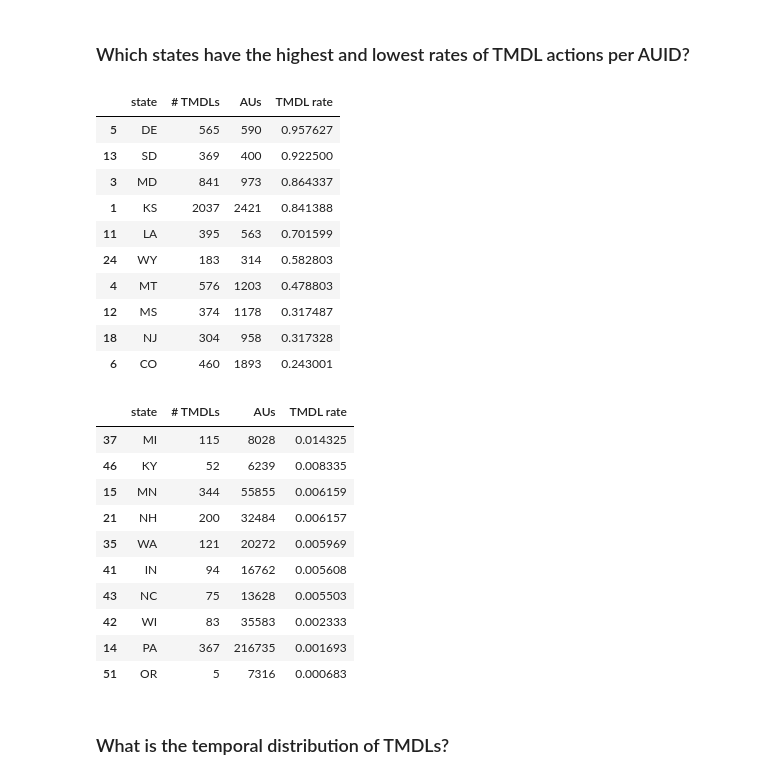
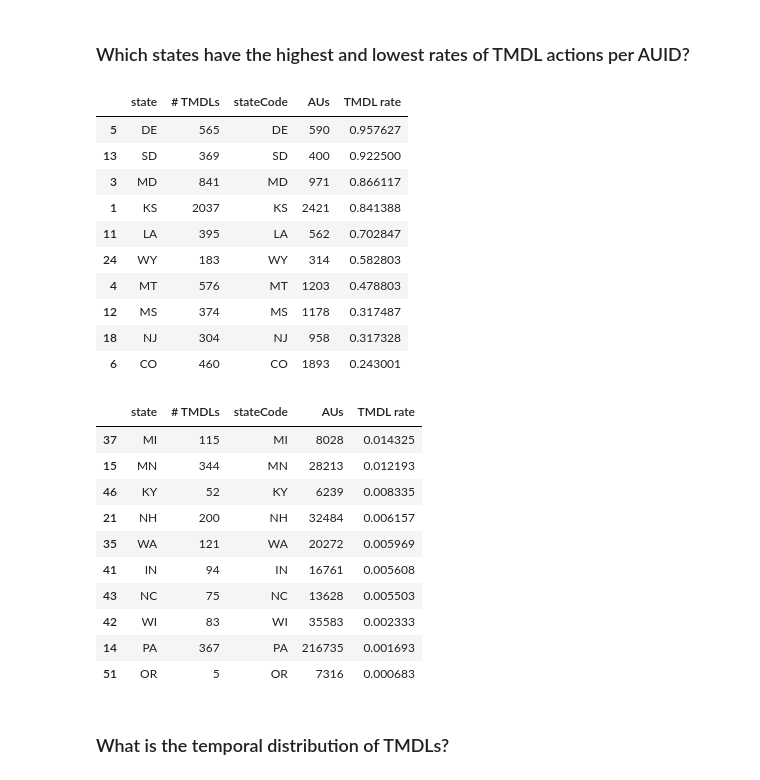
Before and after one commit to reglab/TMDLs_archived, a Jupyter notebook: data_exploration.ipynb, the cells around one changed output. Drawn from its saved outputs; the diff is of its cells as text; code cells hidden in the pictures.

```diff
--- a/data_exploration.ipynb
+++ b/data_exploration.ipynb
@@ -38,7 +38,7 @@ pd.set_option('display.max_rows', None)
 # %%
 # Load in ATTAINS data
 # Assessment Units (source: `ATTAINS_data_cleaning.ipynb`)
-AUs = pd.read_csv('Clean_AU_data/all_AUs_cleaned.csv')
+AUs = pd.read_csv('all_AUs.csv')
 # Assessments (source: `pull_NotSupporting_assessments.R`)
 assessments = pd.read_csv('all_NotSupporting_assessments.csv', dtype={'reportingCycleText': str}, parse_dates=['assessment_date'], date_parser=lambda t: pd.to_datetime(t, errors='coerce'))
 # TMDL Actions (source: `pull_actions.R`)
@@ -68,0 +57,3 @@ Note: this estimate doesn't include Pennsylvania, which according to https://att
+# %%
+AUs.rename(columns={'assessmentUnitIdentifier': 'AUID'}, inplace=True)
+AUs.head()
@@ -94,4 +94,6 @@ What explains the AUIDs that are in the HUC_AUID_links table but not the ATTAINS
 Again, based on hand-checking examples, it appears that almost all (if not all) of the AUIDs that appear in the HUC_AUID_links table but not the AUs table are from Pennsylvania, which was excluded from the AUs table due to computation limitations.
 # %% [markdown]
 ### Does a single water body ever have more than one AUID on record?
+# %%
+AUs.drop('Unnamed: 0', axis=1, inplace=True)
 # %%
@@ -201,3 +201,6 @@ for state in assessments['state_code'].unique():
+# %%
+# Get counts of assessment units in each state
+AU_counts = AUs.drop_duplicates('AUID').groupby('stateCode', as_index=False).count()[['stateCode', 'AUID']].rename(columns={'AUID':'AUs'})
 # %%
 rates = pd.DataFrame(assessments.drop_duplicates(subset=['assessmentUnitIdentifier', 'useName',  'parameterName', 'reportingCycleText', 'assessment_date'])['state_code'].value_counts())
 rates = rates.reset_index().rename(columns = {'index':'state', 'state_code':'# impairments'})
@@ -399,37 +409,37 @@ Name: state_code, dtype: float64
 # %%
 TMDL_rates = pd.DataFrame(all_actions.drop_duplicates(
     subset=['actionIdentifier'])['state_code'].value_counts())
 TMDL_rates = TMDL_rates.reset_index().rename(columns={'index': 'state', 'state_code': '# TMDLs'})
 TMDL_rates = TMDL_rates[TMDL_rates['state'] != 'GU']
-TMDL_rates['AUs'] = TMDL_rates['state'].apply(lambda x: AU_counts[x])
+TMDL_rates = TMDL_rates.merge(AU_counts, left_on='state', right_on='stateCode', how='left')
 TMDL_rates['TMDL rate'] = TMDL_rates['# TMDLs'] / TMDL_rates['AUs']
 TMDL_rates.sort_values(by='TMDL rate', ascending=False).head(10)
 # %% [output]
-|  | state | # TMDLs | AUs | TMDL rate |
-| 5 | DE | 565 | 590 | 0.957627 |
-| 13 | SD | 369 | 400 | 0.922500 |
-| 3 | MD | 841 | 973 | 0.864337 |
-| 1 | KS | 2037 | 2421 | 0.841388 |
-| 11 | LA | 395 | 563 | 0.701599 |
-| 24 | WY | 183 | 314 | 0.582803 |
-| 4 | MT | 576 | 1203 | 0.478803 |
-| 12 | MS | 374 | 1178 | 0.317487 |
-| 18 | NJ | 304 | 958 | 0.317328 |
-| 6 | CO | 460 | 1893 | 0.243001 |
+|  | state | # TMDLs | stateCode | AUs | TMDL rate |
+| 5 | DE | 565 | DE | 590 | 0.957627 |
+| 13 | SD | 369 | SD | 400 | 0.922500 |
+| 3 | MD | 841 | MD | 971 | 0.866117 |
+| 1 | KS | 2037 | KS | 2421 | 0.841388 |
+| 11 | LA | 395 | LA | 562 | 0.702847 |
+| 24 | WY | 183 | WY | 314 | 0.582803 |
+| 4 | MT | 576 | MT | 1203 | 0.478803 |
+| 12 | MS | 374 | MS | 1178 | 0.317487 |
+| 18 | NJ | 304 | NJ | 958 | 0.317328 |
+| 6 | CO | 460 | CO | 1893 | 0.243001 |
 # %%
 TMDL_rates.sort_values(by='TMDL rate', ascending=False).tail(10)
 # %% [output]
-|  | state | # TMDLs | AUs | TMDL rate |
-| 37 | MI | 115 | 8028 | 0.014325 |
-| 46 | KY | 52 | 6239 | 0.008335 |
-| 15 | MN | 344 | 55855 | 0.006159 |
-| 21 | NH | 200 | 32484 | 0.006157 |
-| 35 | WA | 121 | 20272 | 0.005969 |
-| 41 | IN | 94 | 16762 | 0.005608 |
-| 43 | NC | 75 | 13628 | 0.005503 |
-| 42 | WI | 83 | 35583 | 0.002333 |
-| 14 | PA | 367 | 216735 | 0.001693 |
-| 51 | OR | 5 | 7316 | 0.000683 |
+|  | state | # TMDLs | stateCode | AUs | TMDL rate |
+| 37 | MI | 115 | MI | 8028 | 0.014325 |
+| 15 | MN | 344 | MN | 28213 | 0.012193 |
+| 46 | KY | 52 | KY | 6239 | 0.008335 |
+| 21 | NH | 200 | NH | 32484 | 0.006157 |
+| 35 | WA | 121 | WA | 20272 | 0.005969 |
+| 41 | IN | 94 | IN | 16761 | 0.005608 |
+| 43 | NC | 75 | NC | 13628 | 0.005503 |
+| 42 | WI | 83 | WI | 35583 | 0.002333 |
+| 14 | PA | 367 | PA | 216735 | 0.001693 |
+| 51 | OR | 5 | OR | 7316 | 0.000683 |
 # %% [markdown]
 ### What is the temporal distribution of TMDLs?
 # %% [markdown]
```
Also changed, not shown: parts of 24 cells of this notebook, 1 other file.
